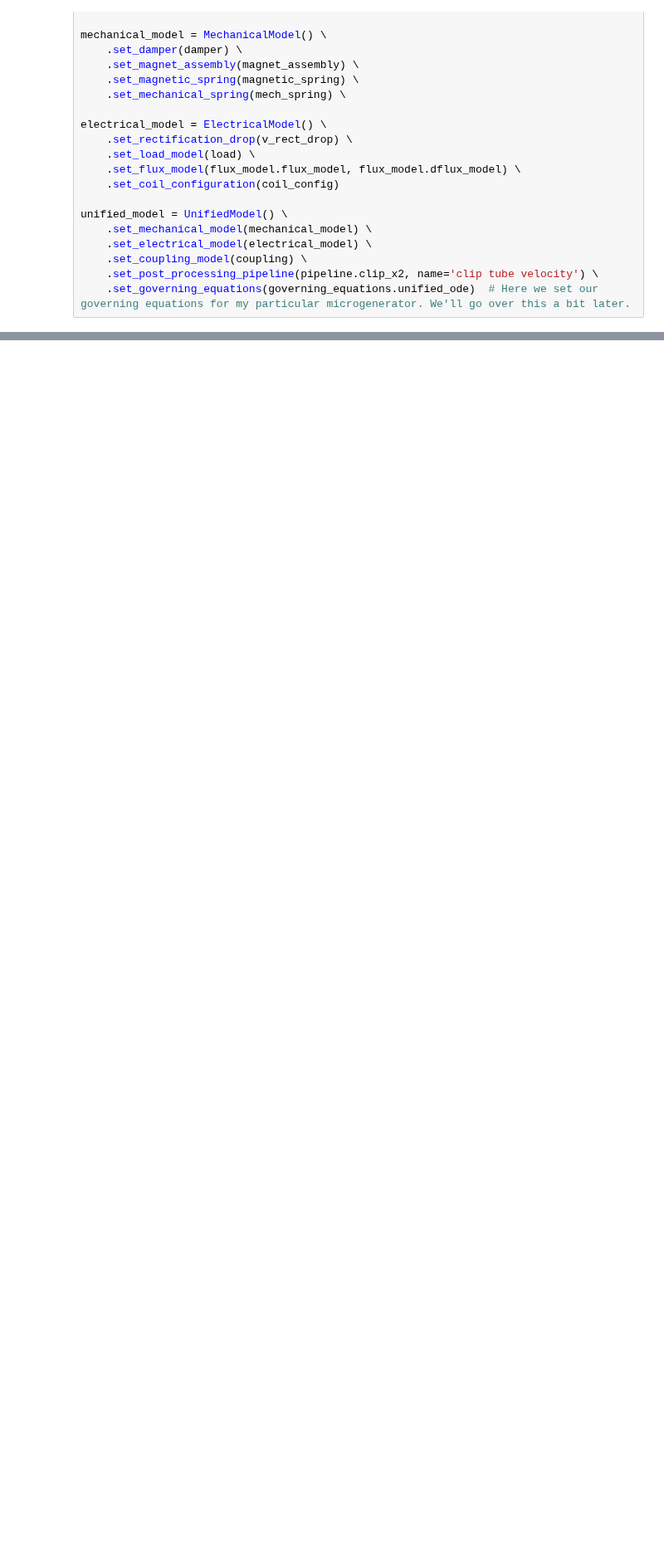
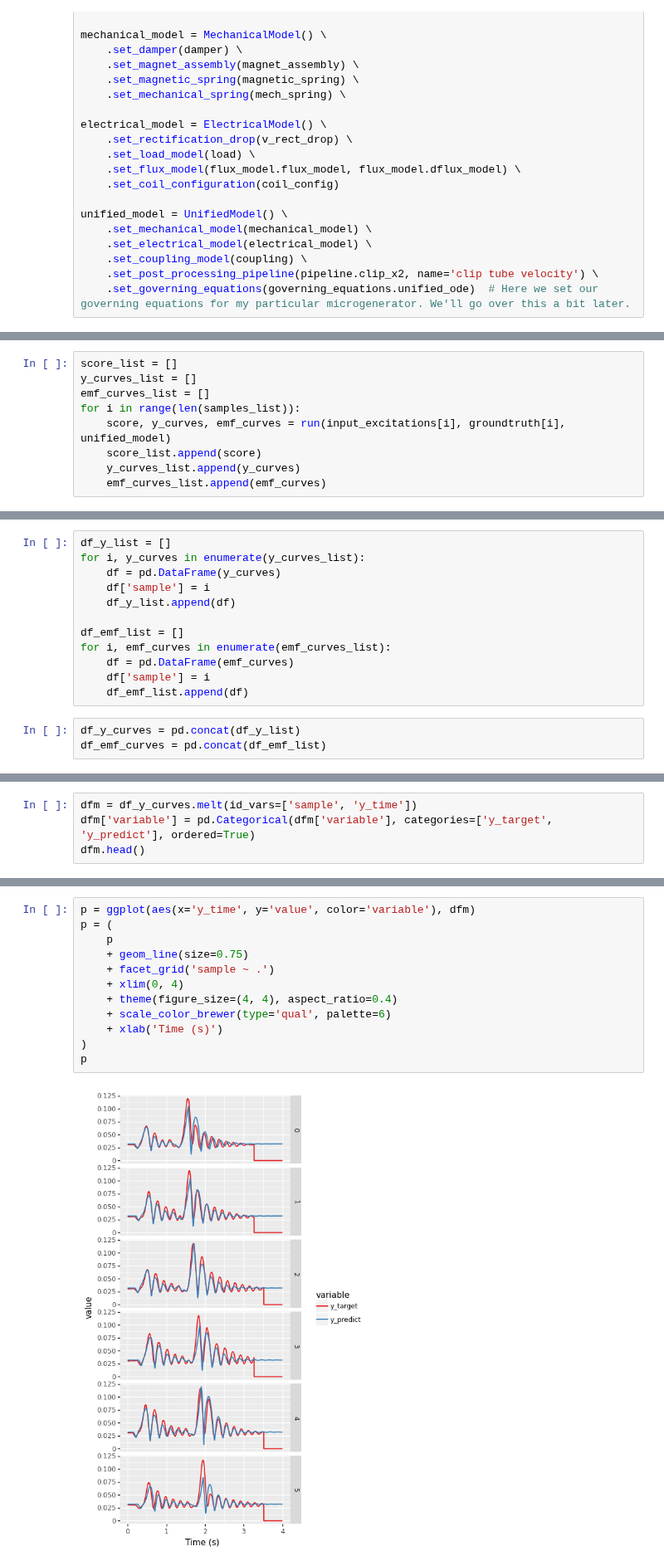
Before and after one commit to mnicstruwig/FlexibleFluxSimulator, a Jupyter notebook: experiments/2021-03-03-Optimal-Design-Comparison.ipynb, the cells around one changed output, grey strips where cells are left out. Shown at 83% size. Drawn from its saved outputs; the diff is of its cells as text; blank space fills up the shorter version.

```diff
--- a/experiments/2021-03-03-Optimal-Design-Comparison.ipynb
+++ b/experiments/2021-03-03-Optimal-Design-Comparison.ipynb
@@ -278,0 +188,9 @@ def run(input_, groundtruth, unified_model):
+# %%
+score_list = []
+y_curves_list = []
+emf_curves_list = []
+for i in range(len(samples_list)):
+    score, y_curves, emf_curves = run(input_excitations[i], groundtruth[i], unified_model)
+    score_list.append(score)
+    y_curves_list.append(y_curves)
+    emf_curves_list.append(emf_curves)
@@ -278,0 +201,15 @@ def run(input_, groundtruth, unified_model):
+# %%
+df_y_list = []
+for i, y_curves in enumerate(y_curves_list):
+    df = pd.DataFrame(y_curves)
+    df['sample'] = i
+    df_y_list.append(df)
+
+df_emf_list = []
+for i, emf_curves in enumerate(emf_curves_list):
+    df = pd.DataFrame(emf_curves)
+    df['sample'] = i
+    df_emf_list.append(df)
+# %%
+df_y_curves = pd.concat(df_y_list)
+df_emf_curves = pd.concat(df_emf_list)
@@ -278,0 +225,4 @@ def run(input_, groundtruth, unified_model):
+# %%
+dfm = df_y_curves.melt(id_vars=['sample', 'y_time'])
+dfm['variable'] = pd.Categorical(dfm['variable'], categories=['y_target', 'y_predict'], ordered=True)
+dfm.head()
@@ -278,0 +247,14 @@ def run(input_, groundtruth, unified_model):
+# %%
+p = ggplot(aes(x='y_time', y='value', color='variable'), dfm)
+p = (
+    p
+    + geom_line(size=0.75)
+    + facet_grid('sample ~ .')
+    + xlim(0, 4)
+    + theme(figure_size=(4, 4), aspect_ratio=0.4)
+    + scale_color_brewer(type='qual', palette=6)
+    + xlab('Time (s)')
+)
+p
+# %% [output]
+[figure, added]
```
Also changed, not shown: parts of 19 cells of this notebook, 5 other files.
